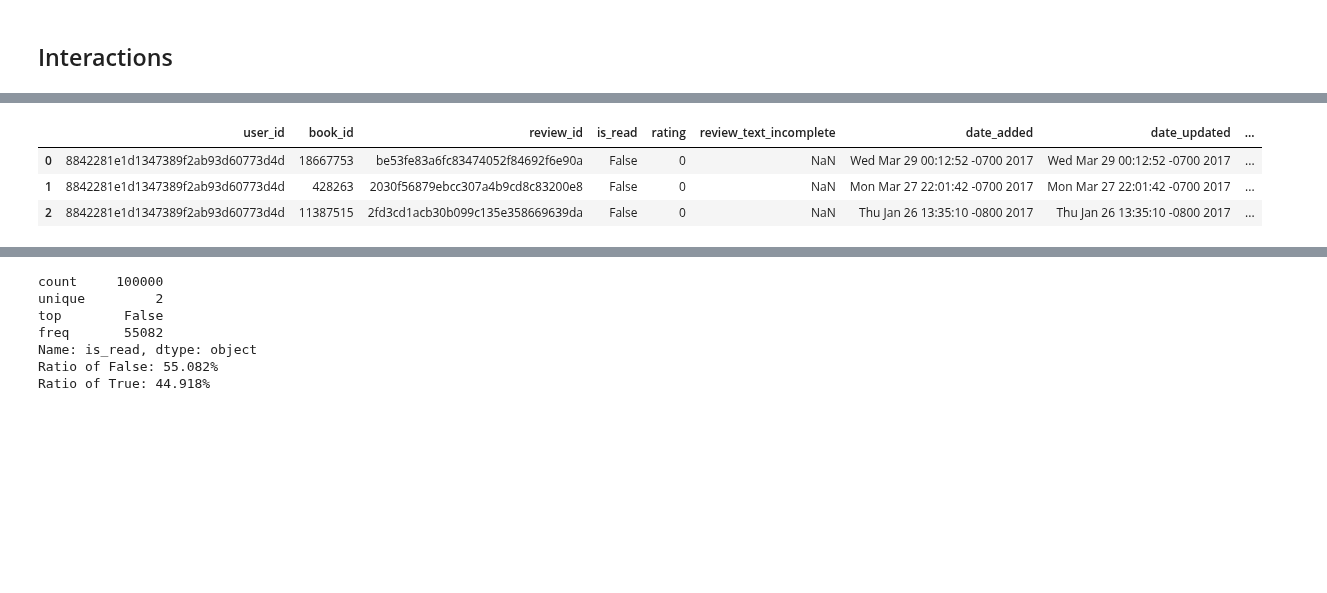
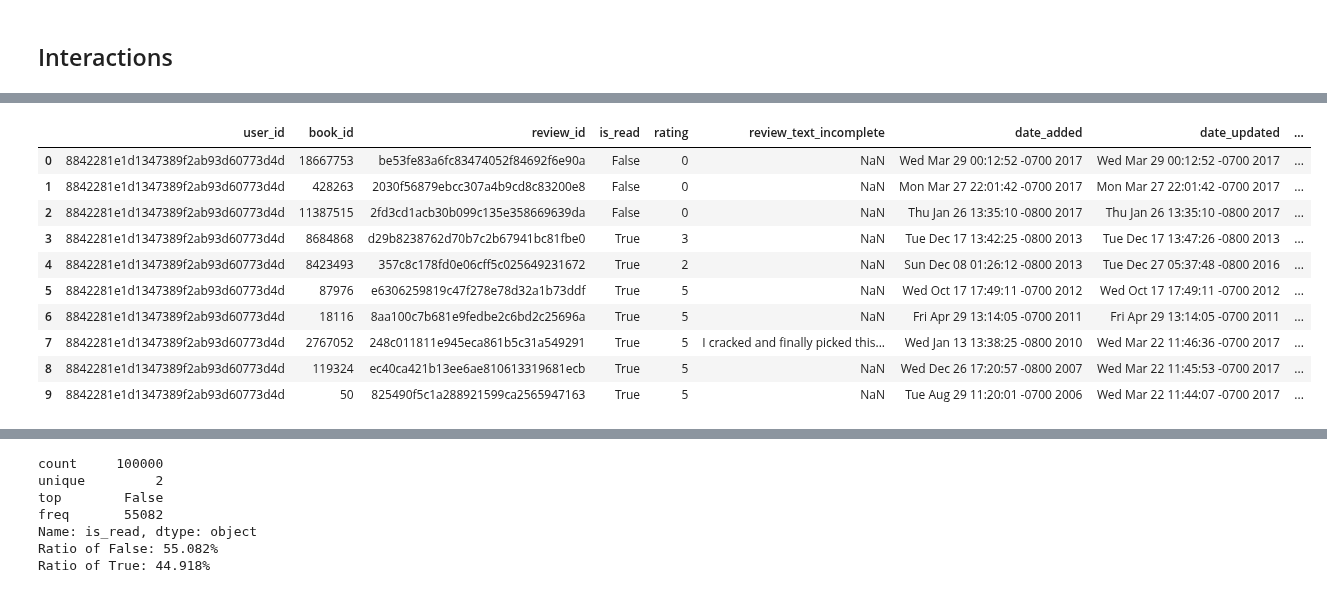
Before and after one commit to Pomichal/oznal-project, a Jupyter notebook: notebooks/DataAnalysis.ipynb, the cells around one changed output, grey strips where cells are left out. Cells and saved outputs as stored; diff of their text form; code cells hidden in the pictures; blank space fills up the shorter version.

```diff
--- a/notebooks/DataAnalysis.ipynb
+++ b/notebooks/DataAnalysis.ipynb
@@ -297,10 +468,17 @@ intr = pd.read_csv('../data/interactions.csv', nrows=100000)
 # %%
-intr.head(3)
+intr.head(10)
 # %% [output]
 |  | user_id | book_id | review_id | is_read | rating | review_text_incomplete | date_added | date_updated | ... |
 | 0 | 8842281e1d1347389f2ab93d60773d4d | 18667753 | be53fe83a6fc83474052f84692f6e90a | False | 0 | NaN | Wed Mar 29 00:12:52 -0700 2017 | Wed Mar 29 00:12:52 -0700 2017 | ... |
 | 1 | 8842281e1d1347389f2ab93d60773d4d | 428263 | 2030f56879ebcc307a4b9cd8c83200e8 | False | 0 | NaN | Mon Mar 27 22:01:42 -0700 2017 | Mon Mar 27 22:01:42 -0700 2017 | ... |
 | 2 | 8842281e1d1347389f2ab93d60773d4d | 11387515 | 2fd3cd1acb30b099c135e358669639da | False | 0 | NaN | Thu Jan 26 13:35:10 -0800 2017 | Thu Jan 26 13:35:10 -0800 2017 | ... |
+| 3 | 8842281e1d1347389f2ab93d60773d4d | 8684868 | d29b8238762d70b7c2b67941bc81fbe0 | True | 3 | NaN | Tue Dec 17 13:42:25 -0800 2013 | Tue Dec 17 13:47:26 -0800 2013 | ... |
+| 4 | 8842281e1d1347389f2ab93d60773d4d | 8423493 | 357c8c178fd0e06cff5c025649231672 | True | 2 | NaN | Sun Dec 08 01:26:12 -0800 2013 | Tue Dec 27 05:37:48 -0800 2016 | ... |
+| 5 | 8842281e1d1347389f2ab93d60773d4d | 87976 | e6306259819c47f278e78d32a1b73ddf | True | 5 | NaN | Wed Oct 17 17:49:11 -0700 2012 | Wed Oct 17 17:49:11 -0700 2012 | ... |
+| 6 | 8842281e1d1347389f2ab93d60773d4d | 18116 | 8aa100c7b681e9fedbe2c6bd2c25696a | True | 5 | NaN | Fri Apr 29 13:14:05 -0700 2011 | Fri Apr 29 13:14:05 -0700 2011 | ... |
+| 7 | 8842281e1d1347389f2ab93d60773d4d | 2767052 | 248c011811e945eca861b5c31a549291 | True | 5 | I cracked and finally picked this... | Wed Jan 13 13:38:25 -0800 2010 | Wed Mar 22 11:46:36 -0700 2017 | ... |
+| 8 | 8842281e1d1347389f2ab93d60773d4d | 119324 | ec40ca421b13ee6ae810613319681ecb | True | 5 | NaN | Wed Dec 26 17:20:57 -0800 2007 | Wed Mar 22 11:45:53 -0700 2017 | ... |
+| 9 | 8842281e1d1347389f2ab93d60773d4d | 50 | 825490f5c1a288921599ca2565947163 | True | 5 | NaN | Tue Aug 29 11:20:01 -0700 2006 | Wed Mar 22 11:44:07 -0700 2017 | ... |
 # %%
 intr.describe(include='all')
 # %% [output]
```
Also changed, not shown: parts of 44 cells of this notebook, 3 other files.
